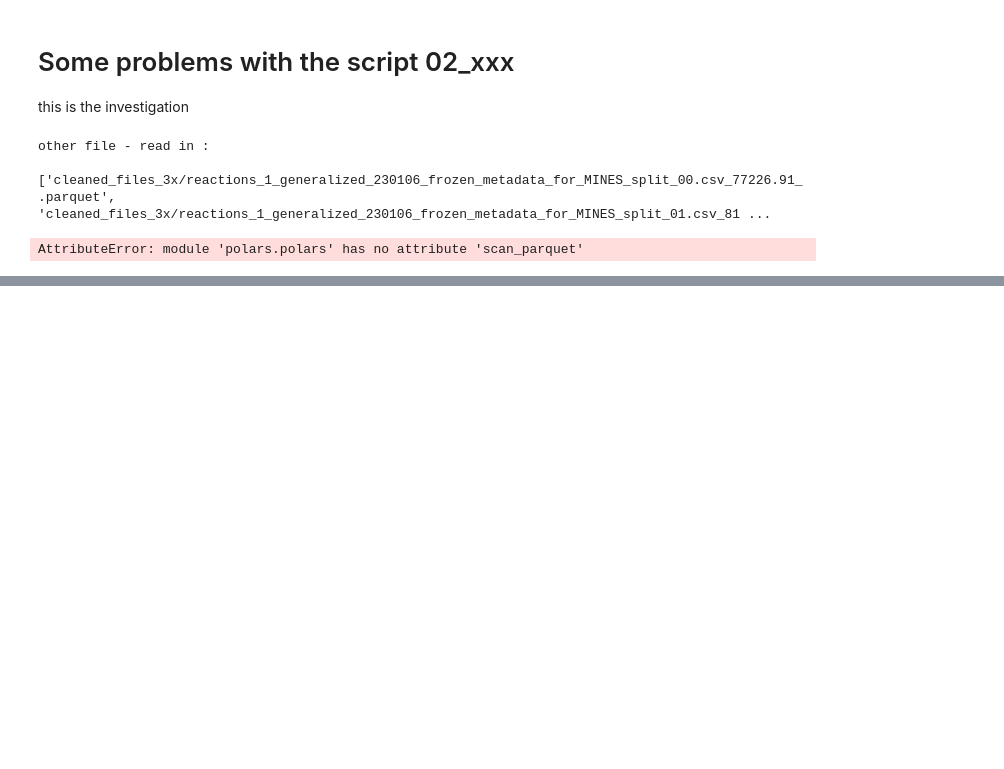
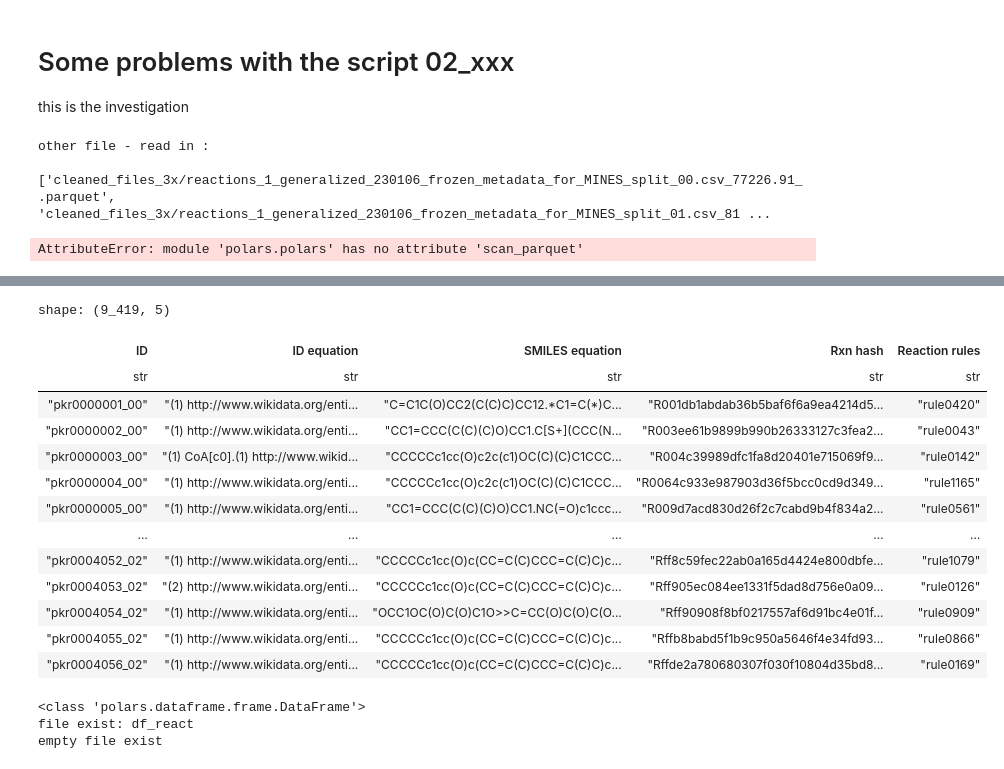
Before and after one commit to commons-research/read-MINE-results, a Jupyter notebook: read_mine_results/db_files/QC.ipynb, the cells around one changed output, grey strips where cells are left out. Saved outputs shown, nothing was run; the diff lists cells and outputs as text; code cells hidden in the pictures; blank space fills up the shorter version.

```diff
--- a/read_mine_results/db_files/QC.ipynb
+++ b/read_mine_results/db_files/QC.ipynb
@@ -322,0 +349,31 @@ AttributeError: module 'polars.polars' has no attribute 'scan_parquet'
+# %%
+df_react = pl.read_parquet(main_path + "/top10_n3_renamed/reactions*.parquet")
+df_react
+# %% [output]
+shape: (9_419, 5)
+| ID | ID equation | SMILES equation | Rxn hash | Reaction rules |
+| str | str | str | str | str |
+| "pkr0000001_00" | "(1) http://www.wikidata.org/enti... | "C=C1C(O)CC2(C(C)C)CC12.*C1=C(*)C... | "R001db1abdab36b5baf6f6a9ea4214d5... | "rule0420" |
+| "pkr0000002_00" | "(1) http://www.wikidata.org/enti... | "CC1=CCC(C(C)(C)O)CC1.C[S+](CCC(N... | "R003ee61b9899b990b26333127c3fea2... | "rule0043" |
+| "pkr0000003_00" | "(1) CoA[c0].(1) http://www.wikid... | "CCCCCc1cc(O)c2c(c1)OC(C)(C)C1CCC... | "R004c39989dfc1fa8d20401e715069f9... | "rule0142" |
+| "pkr0000004_00" | "(1) http://www.wikidata.org/enti... | "CCCCCc1cc(O)c2c(c1)OC(C)(C)C1CCC... | "R0064c933e987903d36f5bcc0cd9d349... | "rule1165" |
+| "pkr0000005_00" | "(1) http://www.wikidata.org/enti... | "CC1=CCC(C(C)(C)O)CC1.NC(=O)c1ccc... | "R009d7acd830d26f2c7cabd9b4f834a2... | "rule0561" |
+| … | … | … | … | … |
+| "pkr0004052_02" | "(1) http://www.wikidata.org/enti... | "CCCCCc1cc(O)c(CC=C(C)CCC=C(C)C)c... | "Rff8c59fec22ab0a165d4424e800dbfe... | "rule1079" |
+| "pkr0004053_02" | "(2) http://www.wikidata.org/enti... | "CCCCCc1cc(O)c(CC=C(C)CCC=C(C)C)c... | "Rff905ec084ee1331f5dad8d756e0a09... | "rule0126" |
+| "pkr0004054_02" | "(1) http://www.wikidata.org/enti... | "OCC1OC(O)C(O)C1O>>C=CC(O)C(O)C(O... | "Rff90908f8bf0217557af6d91bc4e01f... | "rule0909" |
+| "pkr0004055_02" | "(1) http://www.wikidata.org/enti... | "CCCCCc1cc(O)c(CC=C(C)CCC=C(C)C)c... | "Rffb8babd5f1b9c950a5646f4e34fd93... | "rule0866" |
+| "pkr0004056_02" | "(1) http://www.wikidata.org/enti... | "CCCCCc1cc(O)c(CC=C(C)CCC=C(C)C)c... | "Rffde2a780680307f030f10804d35bd8... | "rule0169" |
+# %%
+print(type(df_react))
+
+if type(df_react) != None:
+    print("file exist: df_react")
+
+empty_file = None
+if type(empty_file) != None:
+    print("empty file exist")
+# %% [output]
+<class 'polars.dataframe.frame.DataFrame'>
+file exist: df_react
+empty file exist
```
Also changed, not shown: parts of 2 cells of this notebook, 5 other files.
